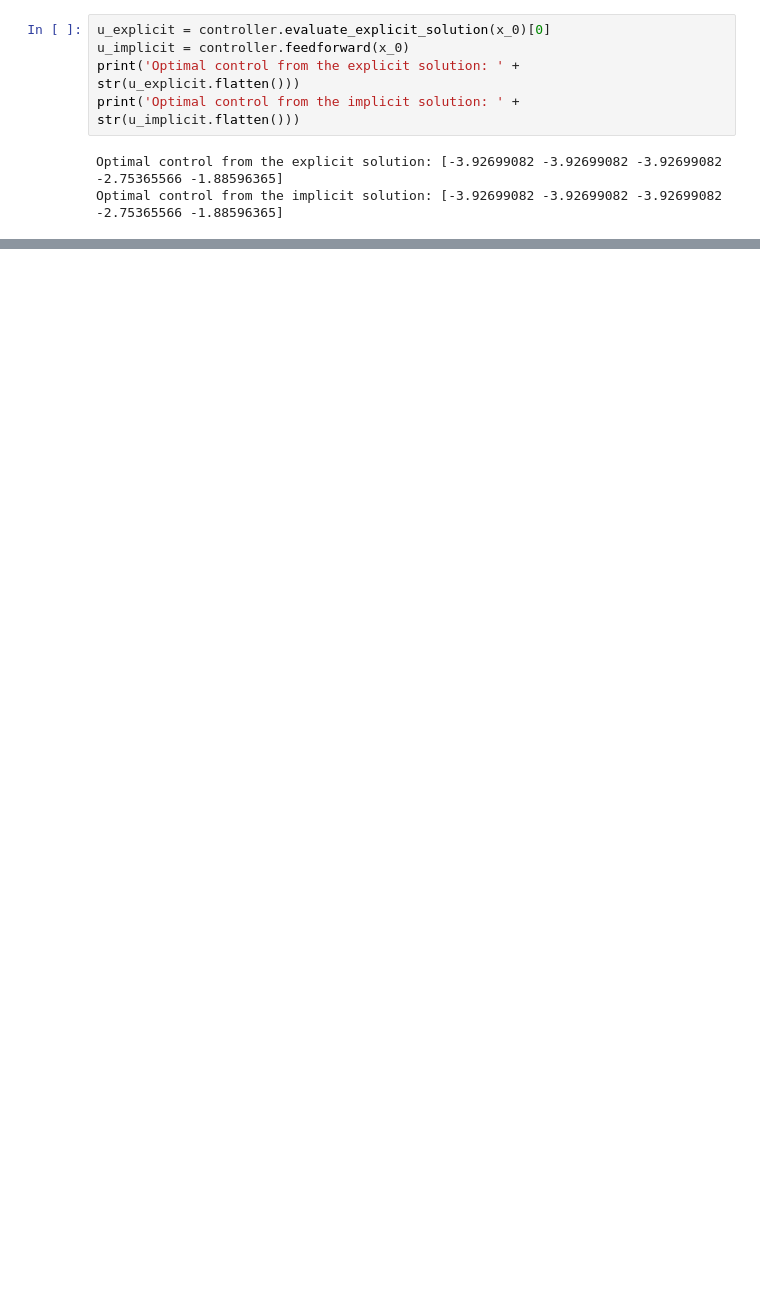
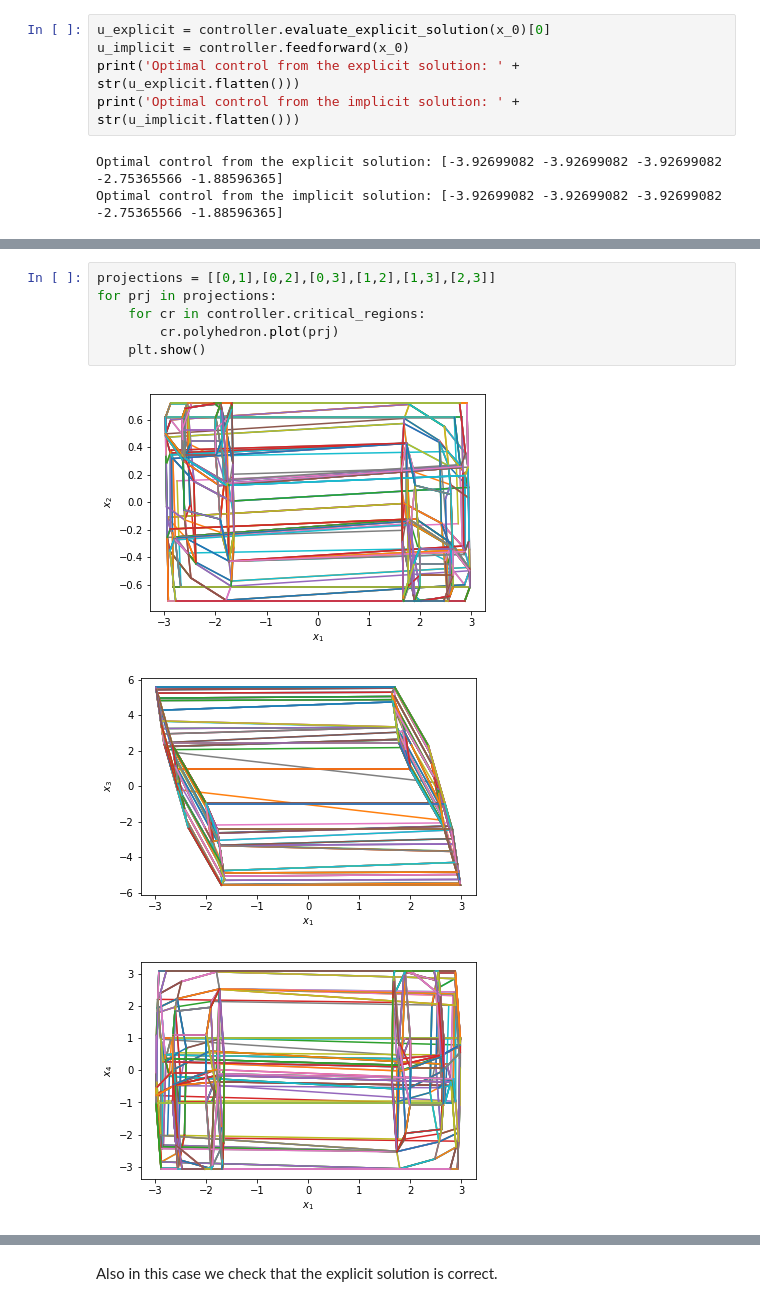
Before and after one commit to rdeits/drake-mpc, a Jupyter notebook: src/mpc/mpc_demo.ipynb, the cells around one changed output, grey strips where cells are left out. Cells and saved outputs as stored; diff of their text form; blank space fills up the shorter version.

```diff
--- a/src/mpc/mpc_demo.ipynb
+++ b/src/mpc/mpc_demo.ipynb
@@ -151,0 +275,10 @@ Optimal control from the implicit solution: [-3.92699082 -3.92699082 -3.92699082
+# %%
+projections = [[0,1],[0,2],[0,3],[1,2],[1,3],[2,3]]
+for prj in projections:
+    for cr in controller.critical_regions:
+        cr.polyhedron.plot(prj)
+    plt.show()
+# %% [output]
+[figure, added]
+[figure, added]
+[figure, added]
@@ -151,0 +288,2 @@ Optimal control from the implicit solution: [-3.92699082 -3.92699082 -3.92699082
+# %% [markdown]
+Also in this case we check that the explicit solution is correct.
```
Also changed, not shown: parts of 30 cells of this notebook, 1 other file.
